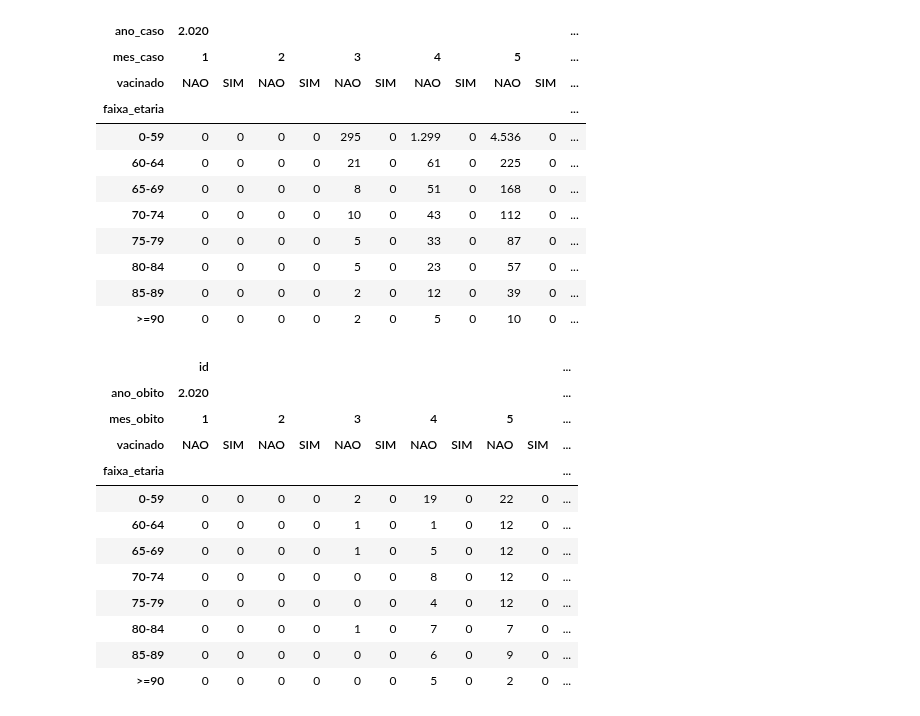
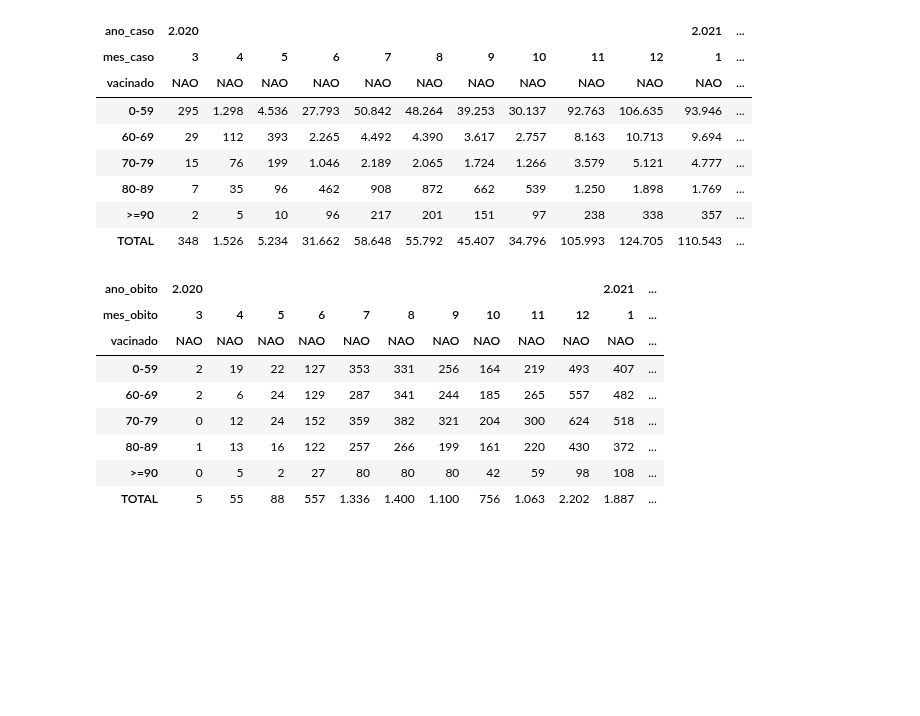
Before and after one commit to vinnylg/covid19datascience, a Jupyter notebook: vacinacao/vacinacao_notebook.ipynb, the cells around one changed output. Drawn from its saved outputs; the diff is of its cells as text; code cells hidden in the pictures; blank space fills up the shorter version.

Commit message:
change vacinados

```diff
--- a/vacinacao/vacinacao_notebook.ipynb
+++ b/vacinacao/vacinacao_notebook.ipynb
@@ -30,7 +30,7 @@ regionais = pd.read_csv('regionais.csv',converters={'ibge':str})
 # faixa_etaria_labels = ['err','0-29','30-39','40-49','50-59','60-69','70-79','80-89','90-99','>=100']
 # faixa_etaria = [60,65,70,75,80,85,90]
 # faixa_etaria_labels = ['0-59','60-64','65-69','70-74','75-79','80-84','85-89','>=90']
-aixa_etaria = [60,65,70,75,80,85,90]
-faixa_etaria_labels = ['0-59','60-64','65-69','70-74','75-79','80-84','85-89','>=90']
+faixa_etaria = [60,70,80,90]
+faixa_etaria_labels = ['0-59','60-69','70-79','80-89','>=90']
 # %%
 init_time = time()
@@ -155,7 +155,8 @@ tb_vacinados.to_feather('tb_vacinados.feather')
 tb_vacinados = pd.read_feather('tb_vacinados.feather')
 tb_vacinados = tb_vacinados.set_index('index')
 
-casos_confirmados = get_casos_confirmados(load=True)
+# casos_confirmados = get_casos_confirmados()
+casos_confirmados = pd.read_feather('casos_confirmados.feather')
 casos_confirmados['faixa_etaria'] = [ faixa_etaria_labels[idx] for idx in np.digitize(casos_confirmados['idade'],faixa_etaria,right=False)]
 casos_confirmados.groupby('evolucao')[['id']].count()
 # %% [output]
@@ -270,22 +253,27 @@ casos['ano_caso'] = casos['data_diagnostico'].apply(lambda x: x.year if isinstan
 casos['mes_caso'] = casos['data_diagnostico'].apply(lambda x: x.month if isinstance(x,date) else 'erro')
 grupo = casos.groupby(['ano_caso','mes_caso','faixa_etaria','vacinado'])[['id']].count().unstack(0).unstack(0).unstack(-1)
 grupo = grupo.droplevel(0,1)
+grupo.index.name = None
+
 grupo = grupo.fillna(0).astype(float)
-# grupo.to_excel('casos.xlsx')
+grupo = grupo.append(pd.Series(grupo.sum(0),name='TOTAL'))
+
+for idx in grupo.columns:
+    if grupo.loc['TOTAL',idx] == 0:
+        del grupo[idx]
+
+grupo.to_excel('casos_vacinados.xlsx')
 grupo
 # %% [output]
-| ano_caso | 2.020 |  |  |  |  |  |  |  |  |  | ... |
-| mes_caso | 1 |  | 2 |  | 3 |  | 4 |  | 5 |  | ... |
-| vacinado | NAO | SIM | NAO | SIM | NAO | SIM | NAO | SIM | NAO | SIM | ... |
-| faixa_etaria |  |  |  |  |  |  |  |  |  |  | ... |
-| 0-59 | 0 | 0 | 0 | 0 | 295 | 0 | 1.299 | 0 | 4.536 | 0 | ... |
-| 60-64 | 0 | 0 | 0 | 0 | 21 | 0 | 61 | 0 | 225 | 0 | ... |
-| 65-69 | 0 | 0 | 0 | 0 | 8 | 0 | 51 | 0 | 168 | 0 | ... |
-| 70-74 | 0 | 0 | 0 | 0 | 10 | 0 | 43 | 0 | 112 | 0 | ... |
-| 75-79 | 0 | 0 | 0 | 0 | 5 | 0 | 33 | 0 | 87 | 0 | ... |
-| 80-84 | 0 | 0 | 0 | 0 | 5 | 0 | 23 | 0 | 57 | 0 | ... |
-| 85-89 | 0 | 0 | 0 | 0 | 2 | 0 | 12 | 0 | 39 | 0 | ... |
-| >=90 | 0 | 0 | 0 | 0 | 2 | 0 | 5 | 0 | 10 | 0 | ... |
+| ano_caso | 2.020 |  |  |  |  |  |  |  |  |  | 2.021 | ... |
+| mes_caso | 3 | 4 | 5 | 6 | 7 | 8 | 9 | 10 | 11 | 12 | 1 | ... |
+| vacinado | NAO | NAO | NAO | NAO | NAO | NAO | NAO | NAO | NAO | NAO | NAO | ... |
+| 0-59 | 295 | 1.298 | 4.536 | 27.793 | 50.842 | 48.264 | 39.253 | 30.137 | 92.763 | 106.635 | 93.946 | ... |
+| 60-69 | 29 | 112 | 393 | 2.265 | 4.492 | 4.390 | 3.617 | 2.757 | 8.163 | 10.713 | 9.694 | ... |
+| 70-79 | 15 | 76 | 199 | 1.046 | 2.189 | 2.065 | 1.724 | 1.266 | 3.579 | 5.121 | 4.777 | ... |
+| 80-89 | 7 | 35 | 96 | 462 | 908 | 872 | 662 | 539 | 1.250 | 1.898 | 1.769 | ... |
+| >=90 | 2 | 5 | 10 | 96 | 217 | 201 | 151 | 97 | 238 | 338 | 357 | ... |
+| TOTAL | 348 | 1.526 | 5.234 | 31.662 | 58.648 | 55.792 | 45.407 | 34.796 | 105.993 | 124.705 | 110.543 | ... |
 # %%
 obitos_vacinados = casos_vacinados.loc[casos_vacinados['evolucao']=='OBITO'].copy()
 obitos_vacinados['diferenca_vacina_obito'] = obitos_vacinados['data_cura_obito'] - obitos_vacinados['data_ultima_dose']
@@ -304,31 +292,35 @@ obitos_vacinados['diferenca_vacina_obito'] = obitos_vacinados['diferenca_vacina_
 # %%
 obitos = pd.merge(obitos_confirmados,obitos_vacinados[['id','diferenca_vacina_diag']+tb_vacinados_cols],how='left',on='id')
 obitos['vacinado'] = 'NAO'
 obitos.loc[(obitos['situacao']=='ambas doses aplicadas')&(obitos['diferenca_vacina_diag']>14),'vacinado'] = 'SIM'
 
 
 # obitos = obitos.loc[(obitos['data_cura_obito'] > '2021-01-18')&(obitos['idade']>=60)]
 obitos['ano_obito'] = obitos['data_cura_obito'].apply(lambda x: x.year if isinstance(x,date) else 'erro')
 obitos['mes_obito'] = obitos['data_cura_obito'].apply(lambda x: x.month if isinstance(x,date) else 'erro')
 grupo = obitos.groupby(['ano_obito','mes_obito','faixa_etaria','vacinado'])[['id']].count().unstack(0).unstack(0).unstack(-1)
-# grupo = grupo.droplevel(0,1)
+grupo = grupo.droplevel(0,1)
+grupo.index.name = None
+
 grupo = grupo.fillna(0).astype(float)
-grupo.to_excel('obitos.xlsx')
+grupo = grupo.append(pd.Series(grupo.sum(0),name='TOTAL'))
+
+for idx in grupo.columns:
+    if grupo.loc['TOTAL',idx] == 0:
+        del grupo[idx]
+
+grupo.to_excel('obitos_vacinados.xlsx')
 grupo
 # %% [output]
-|  | id |  |  |  |  |  |  |  |  |  | ... |
-| ano_obito | 2.020 |  |  |  |  |  |  |  |  |  | ... |
-| mes_obito | 1 |  | 2 |  | 3 |  | 4 |  | 5 |  | ... |
-| vacinado | NAO | SIM | NAO | SIM | NAO | SIM | NAO | SIM | NAO | SIM | ... |
-| faixa_etaria |  |  |  |  |  |  |  |  |  |  | ... |
-| 0-59 | 0 | 0 | 0 | 0 | 2 | 0 | 19 | 0 | 22 | 0 | ... |
-| 60-64 | 0 | 0 | 0 | 0 | 1 | 0 | 1 | 0 | 12 | 0 | ... |
-| 65-69 | 0 | 0 | 0 | 0 | 1 | 0 | 5 | 0 | 12 | 0 | ... |
-| 70-74 | 0 | 0 | 0 | 0 | 0 | 0 | 8 | 0 | 12 | 0 | ... |
-| 75-79 | 0 | 0 | 0 | 0 | 0 | 0 | 4 | 0 | 12 | 0 | ... |
-| 80-84 | 0 | 0 | 0 | 0 | 1 | 0 | 7 | 0 | 7 | 0 | ... |
-| 85-89 | 0 | 0 | 0 | 0 | 0 | 0 | 6 | 0 | 9 | 0 | ... |
-| >=90 | 0 | 0 | 0 | 0 | 0 | 0 | 5 | 0 | 2 | 0 | ... |
+| ano_obito | 2.020 |  |  |  |  |  |  |  |  |  | 2.021 | ... |
+| mes_obito | 3 | 4 | 5 | 6 | 7 | 8 | 9 | 10 | 11 | 12 | 1 | ... |
+| vacinado | NAO | NAO | NAO | NAO | NAO | NAO | NAO | NAO | NAO | NAO | NAO | ... |
+| 0-59 | 2 | 19 | 22 | 127 | 353 | 331 | 256 | 164 | 219 | 493 | 407 | ... |
+| 60-69 | 2 | 6 | 24 | 129 | 287 | 341 | 244 | 185 | 265 | 557 | 482 | ... |
+| 70-79 | 0 | 12 | 24 | 152 | 359 | 382 | 321 | 204 | 300 | 624 | 518 | ... |
+| 80-89 | 1 | 13 | 16 | 122 | 257 | 266 | 199 | 161 | 220 | 430 | 372 | ... |
+| >=90 | 0 | 5 | 2 | 27 | 80 | 80 | 80 | 42 | 59 | 98 | 108 | ... |
+| TOTAL | 5 | 55 | 88 | 557 | 1.336 | 1.400 | 1.100 | 756 | 1.063 | 2.202 | 1.887 | ... |
 # %%
 casos2020 = casos.loc[(casos['ano_caso']==2020)&(casos['mes_caso'].isin([9,10,11,12]))]
 casos2020 = casos2020.groupby('faixa_etaria')[['id']].count()
```
Also changed, not shown: parts of 22 cells of this notebook.
